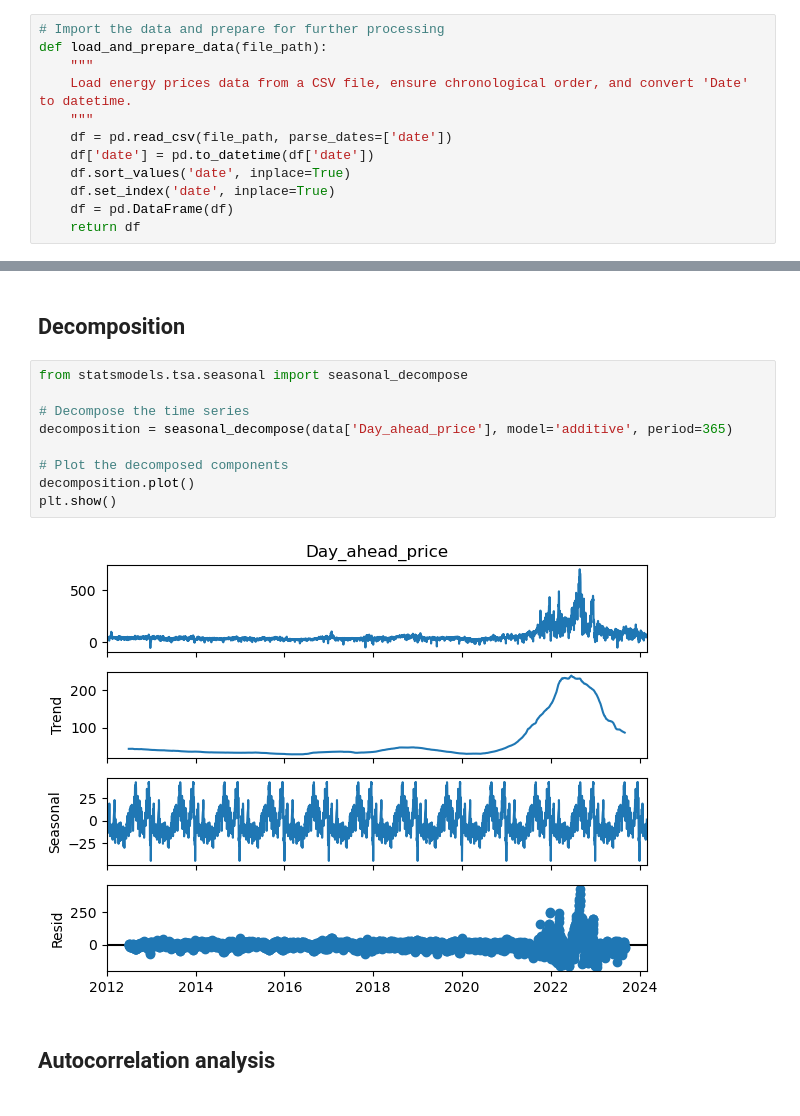
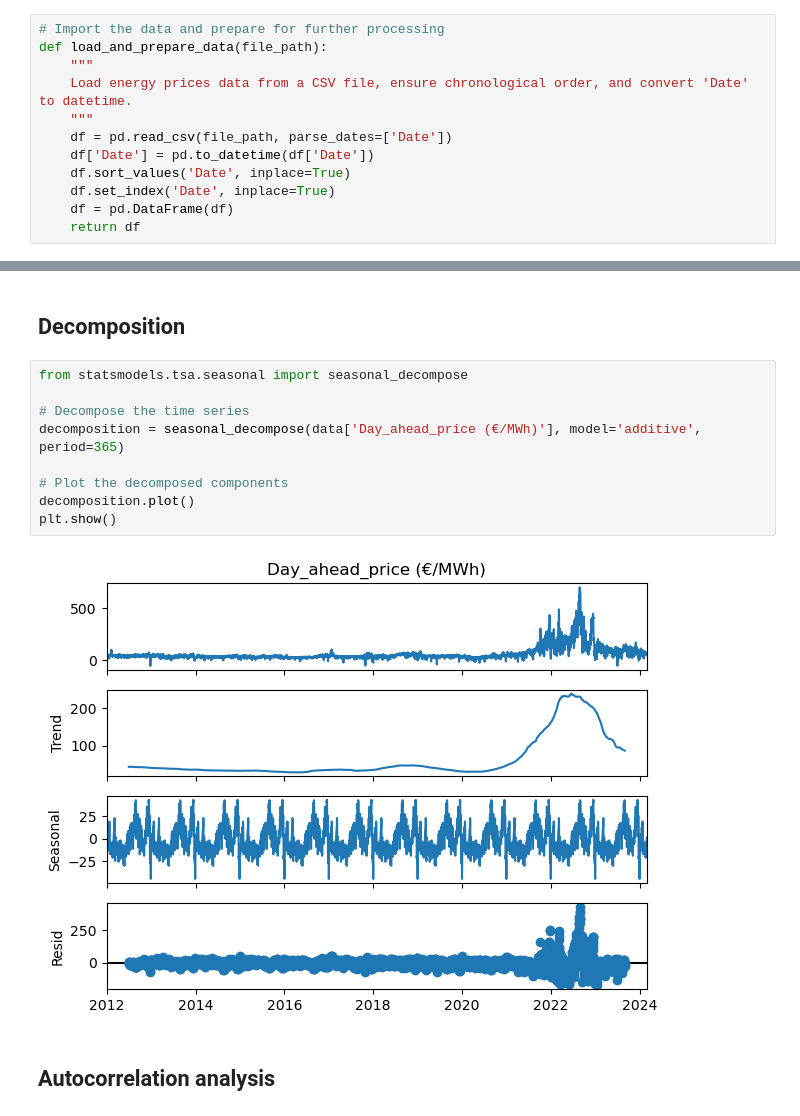
Before and after one commit to stefgr1/Prediction_of_energy_prices, a Jupyter notebook: predictions/Linear_regression/linear_regression.ipynb, the cells around one changed output, grey strips where cells are left out. Drawn from its saved outputs; the diff is of its cells as text.

Commit message:
Added application data and modified Linear Regression and Prophet with cv

```diff
--- a/predictions/Linear_regression/linear_regression.ipynb
+++ b/predictions/Linear_regression/linear_regression.ipynb
@@ -14,10 +14,10 @@ def load_and_prepare_data(file_path):
     """
     Load energy prices data from a CSV file, ensure chronological order, and convert 'Date' to datetime.
     """
-    df = pd.read_csv(file_path, parse_dates=['date'])
-    df['date'] = pd.to_datetime(df['date'])
-    df.sort_values('date', inplace=True)
-    df.set_index('date', inplace=True)
+    df = pd.read_csv(file_path, parse_dates=['Date'])
+    df['Date'] = pd.to_datetime(df['Date'])
+    df.sort_values('Date', inplace=True)
+    df.set_index('Date', inplace=True)
     df = pd.DataFrame(df)
     return df
 # %%
@@ -98,14 +98,14 @@ The time series is stationary.
 # %%
 from statsmodels.tsa.seasonal import seasonal_decompose
 
 # Decompose the time series
-decomposition = seasonal_decompose(data['Day_ahead_price'], model='additive', period=365)
+decomposition = seasonal_decompose(data['Day_ahead_price (€/MWh)'], model='additive', period=365)
 
 # Plot the decomposed components
 decomposition.plot()
 plt.show()
 # %% [output]
-[figure, old version]
+[figure, new version]
 # %% [markdown]
 ## Autocorrelation analysis
 # %%
```
Also changed, not shown: parts of 34 cells of this notebook, 26 other files.
